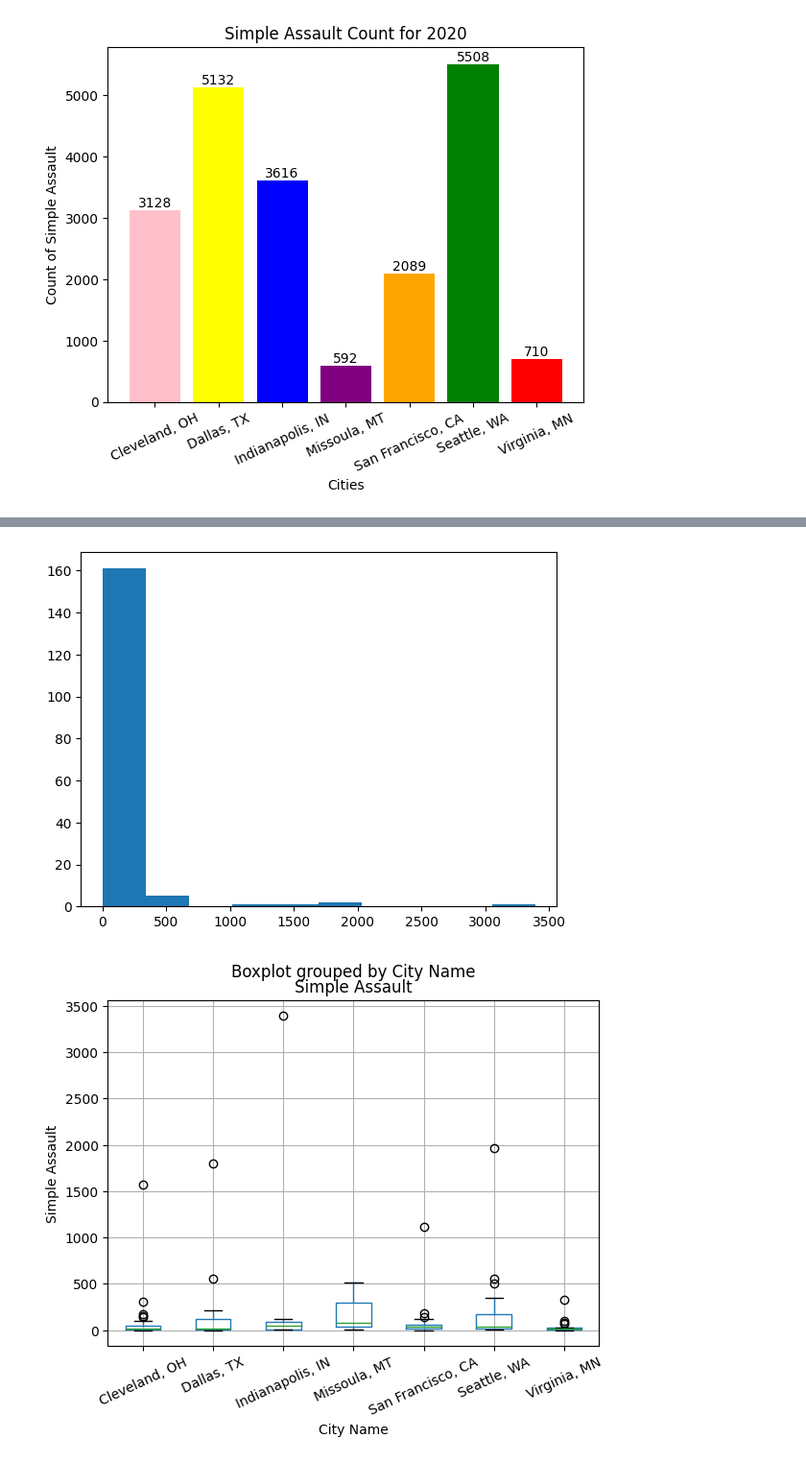
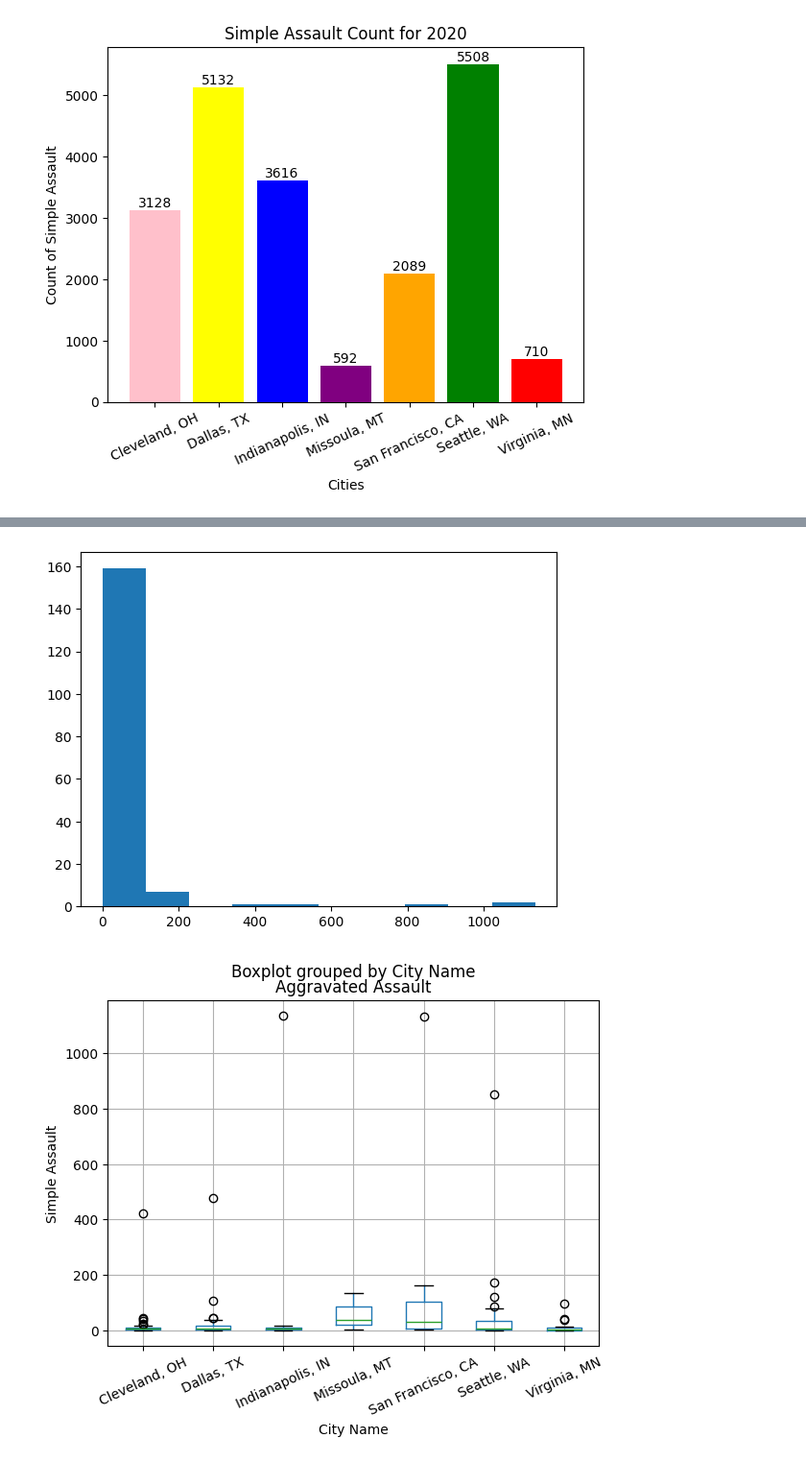
Before and after one commit to Mikelmillz/Group_Project_1_Private_Invest, a Jupyter notebook: Mainbranch/ ShaunaFolder/ ShaunaFolder/FBI_code_start.ipynb, the cells around one changed output, grey strips where cells are left out. Shown: that part at 96% size. Drawn from its saved outputs; the diff is of its cells as text; code cells hidden in the pictures.

```diff
--- a/Mainbranch/ ShaunaFolder/ ShaunaFolder/FBI_code_start.ipynb
+++ b/Mainbranch/ ShaunaFolder/ ShaunaFolder/FBI_code_start.ipynb
@@ -23,7 +43,8 @@ agency = []
 state_name = []
 counties = ['SAN FRANCISCO', 'SAN MATEO', 'ST LOUIS', 'KING', 'DALLAS', 'MARION', 'MISSOULA', 'CUYAHOGA', "TARRANT"]
 types = ['City', 'County']
-
+lat = []
+lng = []
 for state in state:
     url = f'https://api.usa.gov/crime/fbi/cde/agency/byStateAbbr/{state}?API_KEY=gD3972hTja7jXzMfpTWNIzJjVPhJZJrc5PV8c7w9'
     response = requests.get(url).json()
@@ -34,6 +55,8 @@ for state in state:
             blank = response[i]['ori']
             agency.append(blank)
             state_name.append(response[i]['state_name'])
+            lat.append(response[i]['latitude'])
+            lng.append(response[i]['longitude'])
         else:
             print(f"{test} is not a county")
 # %% [output]
@@ -323,9 +346,9 @@ plt.show()
 [figure]
 # %%
 crime_df2021.describe()
-plt.hist(crime_df2021['Simple Assault'])
+plt.hist(crime_df2021['Aggravated Assault'])
 
-quart = crime_df2021['Simple Assault'].quantile([0.25, .50, 0.75])
+quart = crime_df2021['Aggravated Assault'].quantile([0.25, .50, 0.75])
 lowerq = quart[0.25]
 upperq = quart[0.75]
 iqr = upperq- lowerq
@@ -336,11 +359,11 @@ upper_bound = upperq + 1.5*iqr
 
 #plt.boxplot(crime_df2021['Simple Assault'])
 
-outlier = crime_df2021.loc[(crime_df2021['Simple Assault']< lower_bound) | (crime_df2021['Simple Assault'] > upper_bound)]
+outlier = crime_df2021.loc[(crime_df2021['Aggravated Assault']< lower_bound) | (crime_df2021['Aggravated Assault'] > upper_bound)]
 outlier
-crime_df2021.boxplot('Simple Assault', by = "City Name", rot=25)
+crime_df2021.boxplot('Aggravated Assault', by = "City Name", rot=25)
 plt.ylabel("Simple Assault")
-plt.savefig("output_data/Fig3.png")
+plt.savefig("output_data/Fig5.png")
 outlier
 # %% [output]
 |  | Simple Assault | Aggravated Assault | Robbery | Murder | Manslaughter | Year | City Name |
@@ -356,7 +381,7 @@ outlier
 | 117 | 1571 | 423 | 107 | 20 | 0 | 2020 | Cleveland, OH |
 | 127 | 551 | 105 | 32 | 3 | 0 | 2020 | Dallas, TX |
 | 141 | 1802 | 477 | 57 | 9 | 3 | 2020 | Dallas, TX |
 | 179 | 3391 | 1135 | 400 | 59 | 7 | 2020 | Indianapolis, IN |
 | 181 | 514 | 132 | 20 | 3 | 0 | 2020 | Missoula, MT |
-[figure, old version]
+[figure, new version]
-[figure, old version]
+[figure, new version]
```
Also changed, not shown: parts of 9 cells of this notebook, 1 other file.
